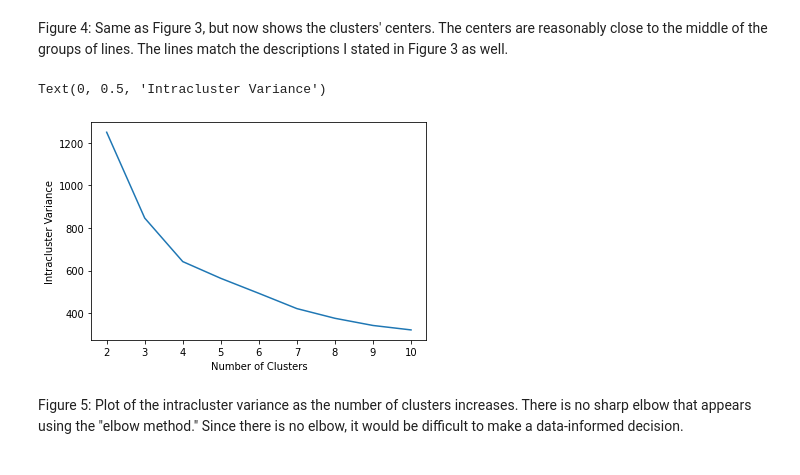
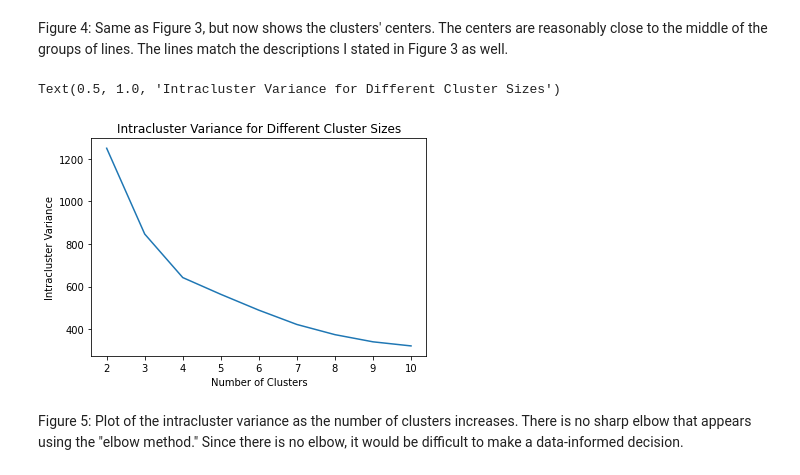
Before and after one commit to justlab11/MLTSA22_JLabombard, a Jupyter notebook: HW5/HW5_JLabombard.ipynb, the cells around one changed output. Saved outputs shown, nothing was run; the diff lists cells and outputs as text; code cells hidden in the pictures.

```diff
--- a/HW5/HW5_JLabombard.ipynb
+++ b/HW5/HW5_JLabombard.ipynb
@@ -219,9 +219,10 @@ for n in range(2,11): # iterate through different number of clusters (2-10)
 # %%
 pl.plot(n_vals, cluster_values)
 pl.xlabel("Number of Clusters")
 pl.ylabel("Intracluster Variance")
+pl.title("Intracluster Variance for Different Cluster Sizes")
 # %% [output]
-Text(0, 0.5, 'Intracluster Variance')
+Text(0.5, 1.0, 'Intracluster Variance for Different Cluster Sizes')
-[figure, old version]
+[figure, new version]
 # %% [markdown]
 Figure 5: Plot of the intracluster variance as the number of clusters increases. There is no sharp elbow that appears using the "elbow method." Since there is no elbow, it would be difficult to make a data-informed decision.
```
Also changed, not shown: parts of 14 cells of this notebook.
